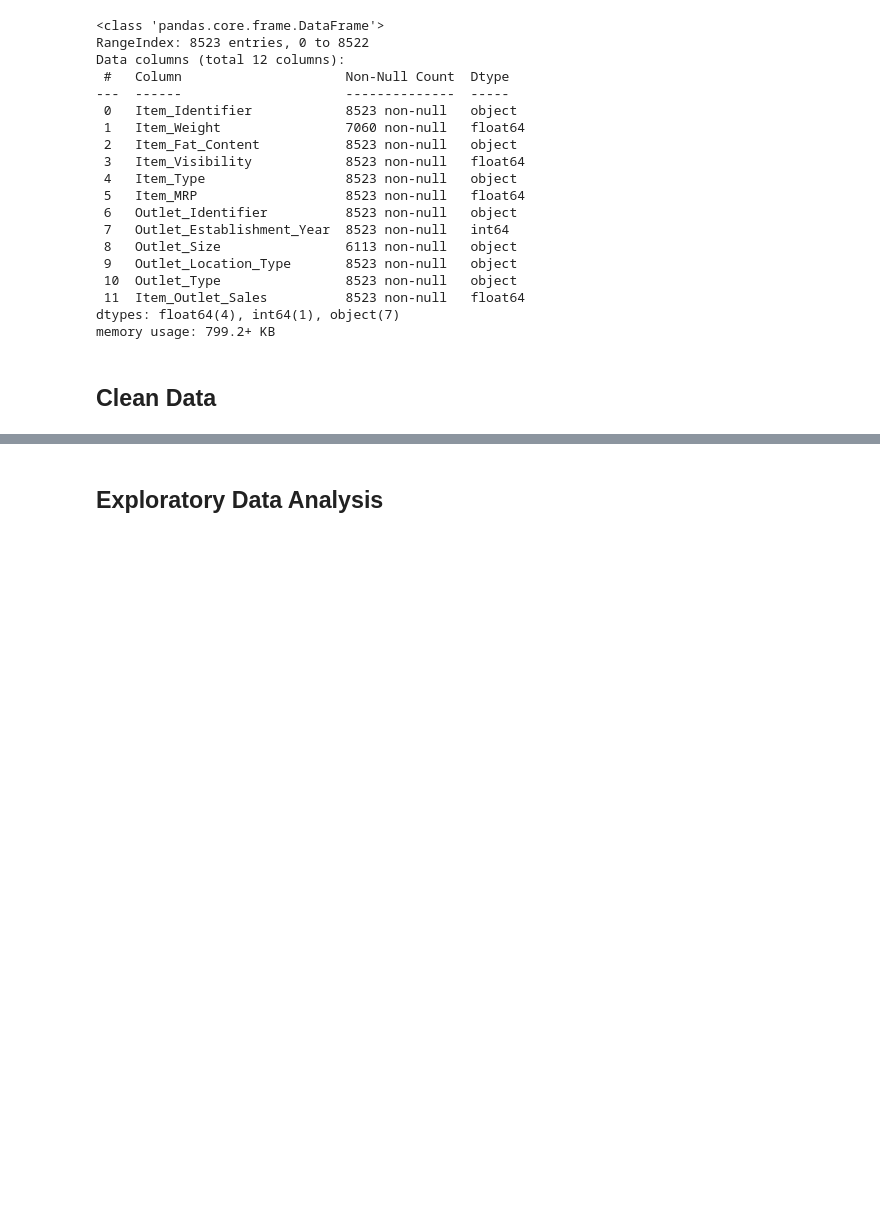
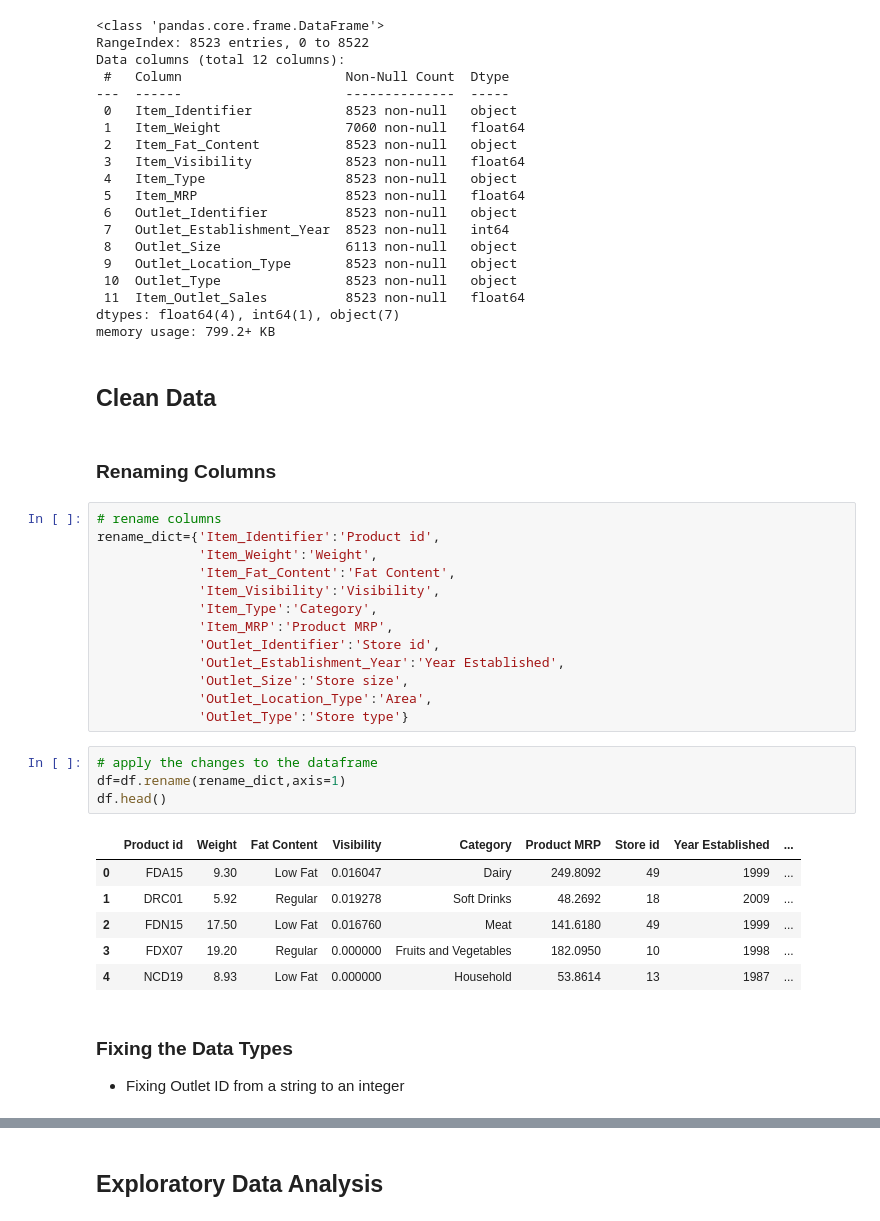
Before and after one commit to swirita/Prediction-of-Product-Sales, a Jupyter notebook: Prediction_of_Product_Sales.ipynb, the cells around one changed output, grey strips where cells are left out. Cells and saved outputs as stored; diff of their text form; blank space fills up the shorter version.

Commit message:
clean: rename columns and fix identifier dtype

```diff
--- a/Prediction_of_Product_Sales.ipynb
+++ b/Prediction_of_Product_Sales.ipynb
@@ -54,3 +55,32 @@ dtypes: float64(4), int64(1), object(7)
 memory usage: 799.2+ KB
 # %% [markdown]
 ## Clean Data
+# %% [markdown]
+### Renaming Columns
+# %%
+# rename columns
+rename_dict={'Item_Identifier':'Product id',
+             'Item_Weight':'Weight',
+             'Item_Fat_Content':'Fat Content',
+             'Item_Visibility':'Visibility',
+             'Item_Type':'Category',
+             'Item_MRP':'Product MRP',
+             'Outlet_Identifier':'Store id',
+             'Outlet_Establishment_Year':'Year Established',
+             'Outlet_Size':'Store size',
+             'Outlet_Location_Type':'Area',
+             'Outlet_Type':'Store type'}
+# %%
+# apply the changes to the dataframe
+df=df.rename(rename_dict,axis=1)
+df.head()
+# %% [output]
+|  | Product id | Weight | Fat Content | Visibility | Category | Product MRP | Store id | Year Established | ... |
+| 0 | FDA15 | 9.30 | Low Fat | 0.016047 | Dairy | 249.8092 | 49 | 1999 | ... |
+| 1 | DRC01 | 5.92 | Regular | 0.019278 | Soft Drinks | 48.2692 | 18 | 2009 | ... |
+| 2 | FDN15 | 17.50 | Low Fat | 0.016760 | Meat | 141.6180 | 49 | 1999 | ... |
+| 3 | FDX07 | 19.20 | Regular | 0.000000 | Fruits and Vegetables | 182.0950 | 10 | 1998 | ... |
+| 4 | NCD19 | 8.93 | Low Fat | 0.000000 | Household | 53.8614 | 13 | 1987 | ... |
+# %% [markdown]
+### Fixing the Data Types
+- Fixing Outlet ID from a string to an integer
```
Also changed, not shown: parts of 6 cells of this notebook.
